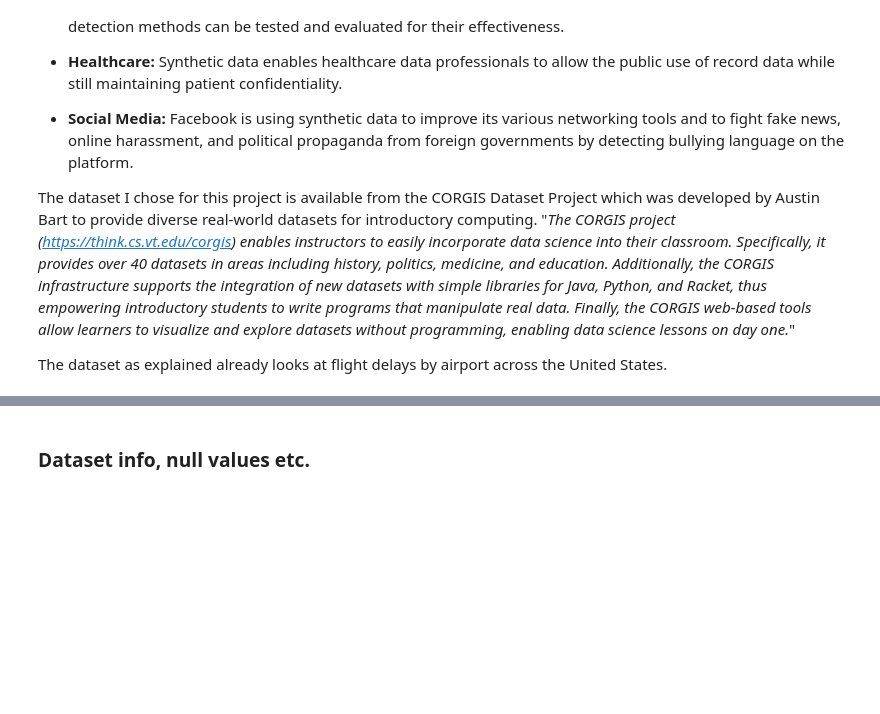
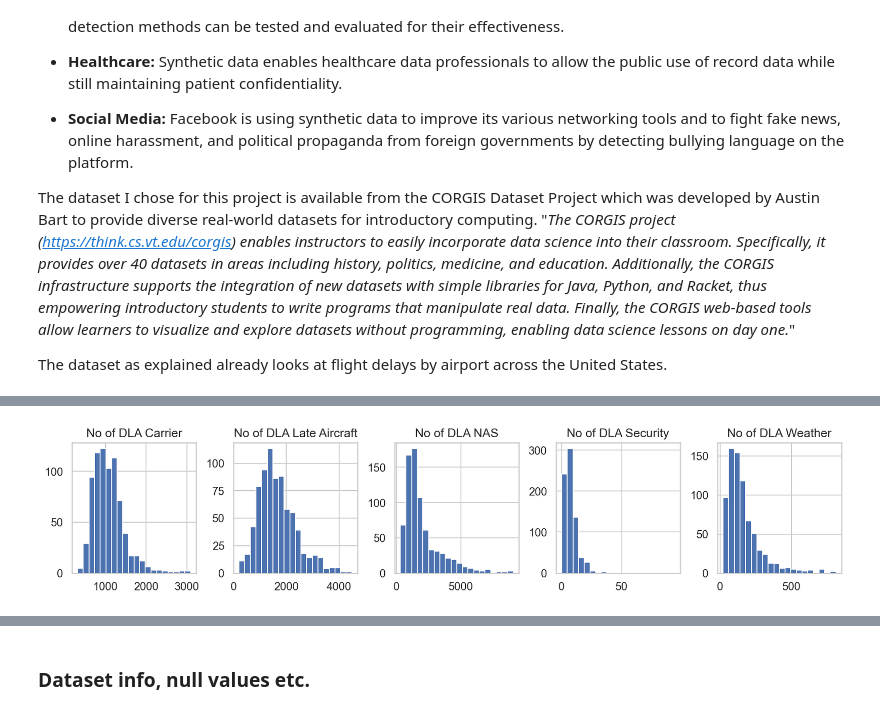
Before and after one commit to Munster2020/HDIP_CSDA_COMP08050_PROJECT, a Jupyter notebook: project2020.ipynb, the cells around one changed output, grey strips where cells are left out. Saved outputs shown, nothing was run; the diff lists cells and outputs as text; code cells hidden in the pictures; blank space fills up the shorter version.

```diff
--- a/project2020.ipynb
+++ b/project2020.ipynb
@@ -156,0 +227,4 @@ df[numerical].hist(bins=20, figsize=(15, 6), layout=(2, 5));
+# %%
+df[delay_numeric].hist(bins=20, figsize=(15, 6), layout=(2, 5));
+# %% [output]
+[figure, added]
```
Also changed, not shown: parts of 65 cells of this notebook.
